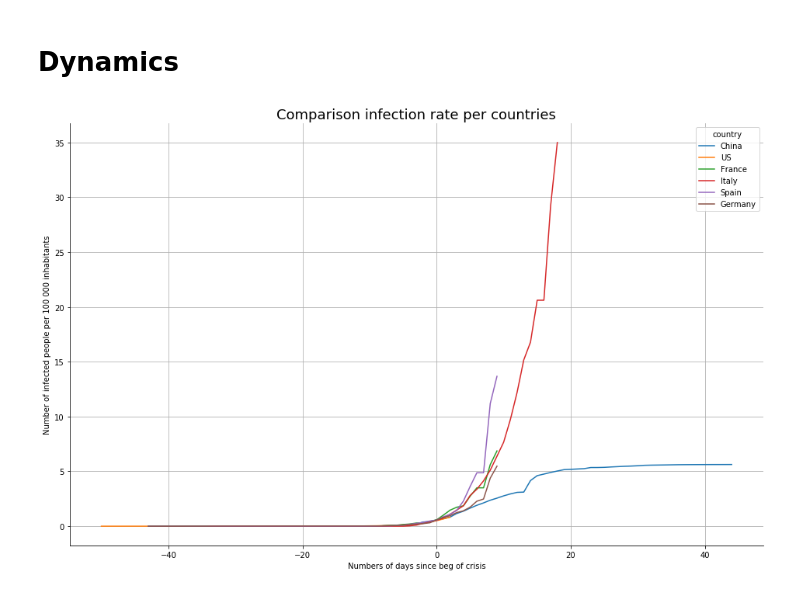
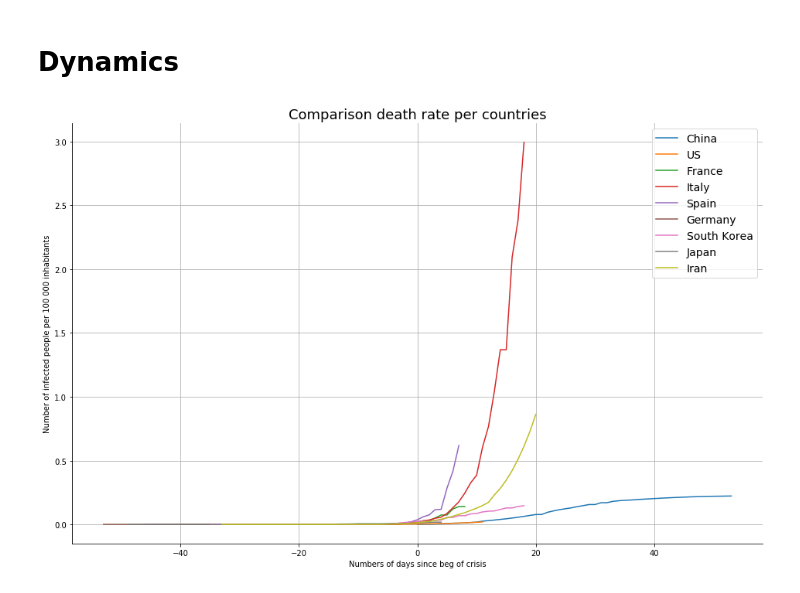
Before and after one commit to makiwara-fr/covid19-analyse, a Jupyter notebook: COVID_analyse.ipynb, the cells around one changed output. Drawn from its saved outputs; the diff is of its cells as text; code cells hidden in the pictures.

Commit message:
Change to death

```diff
--- a/COVID_analyse.ipynb
+++ b/COVID_analyse.ipynb
@@ -26,20 +26,21 @@ df_dataset
 # %% [markdown]
 # Dynamics
 # %%
-df_dynamics = df_dataset[['country','ratio','age']].
+df_dynamics = df_dataset[['country','ratio_death','age_death']]
 # %%
-df_dynamics_t = df_dynamics.pivot(index='age',columns='country',values='ratio')
+df_dynamics_t = df_dynamics.pivot(index='age_death',columns='country',values='ratio_death')
 # %%
-df_dynamics_plot = df_dynamics_t.loc[:,['China','US','France', 'Italy','Spain','Germany']]
+df_dynamics_plot = df_dynamics_t.loc[:,['China','US','France', 'Italy','Spain','Germany','South Korea', 'Japan', 'Iran']]
 # %%
 ax=df_dynamics_plot.plot(kind='line', figsize=(16,10))
-plt.title("Comparison infection rate per countries", fontsize=18)
+plt.title("Comparison death rate per countries", fontsize=18)
 plt.xlabel("Numbers of days since beg of crisis")
 plt.ylabel("Number of infected people per 100 000 inhabitants")
+plt.legend(fontsize=14)
 plt.grid()
 ax.spines['top'].set_visible(False)
 ax.spines['right'].set_visible(False)
 plt.savefig("save.png")
 plt.show()
 # %% [output]
-[figure, old version]
+[figure, new version]
```
Also changed, not shown: parts of 4 cells of this notebook, 3 other files.
